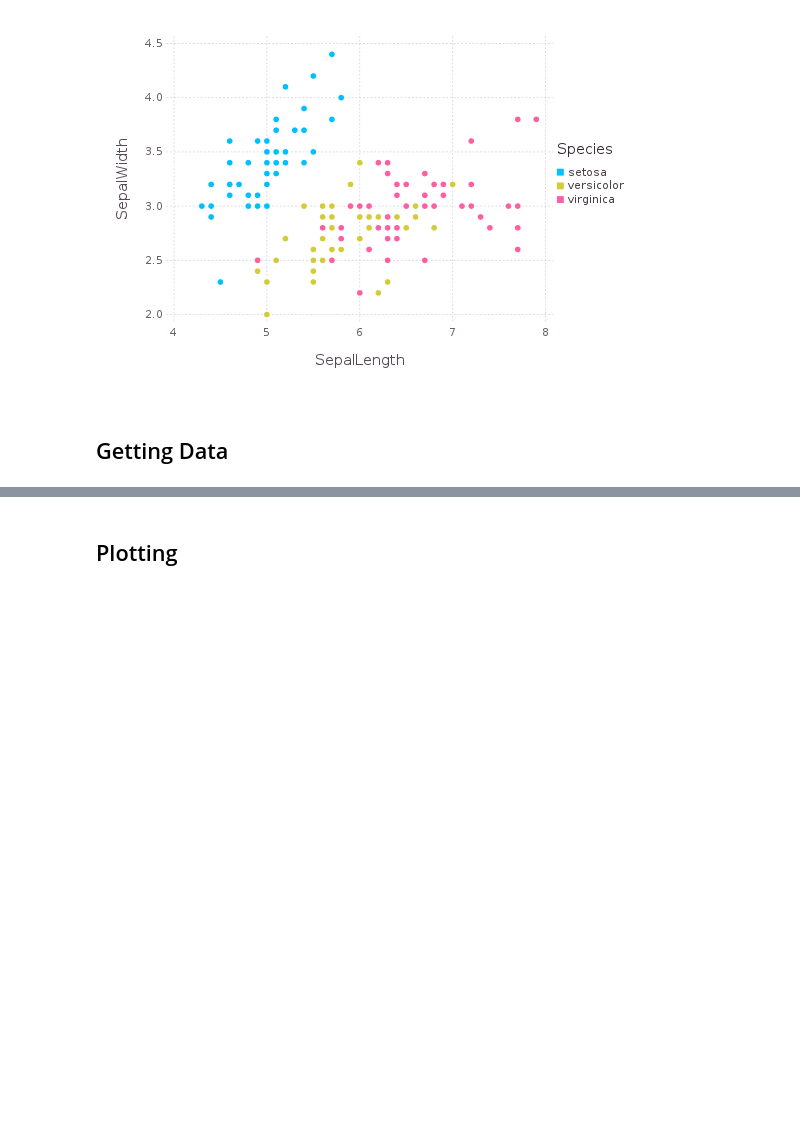
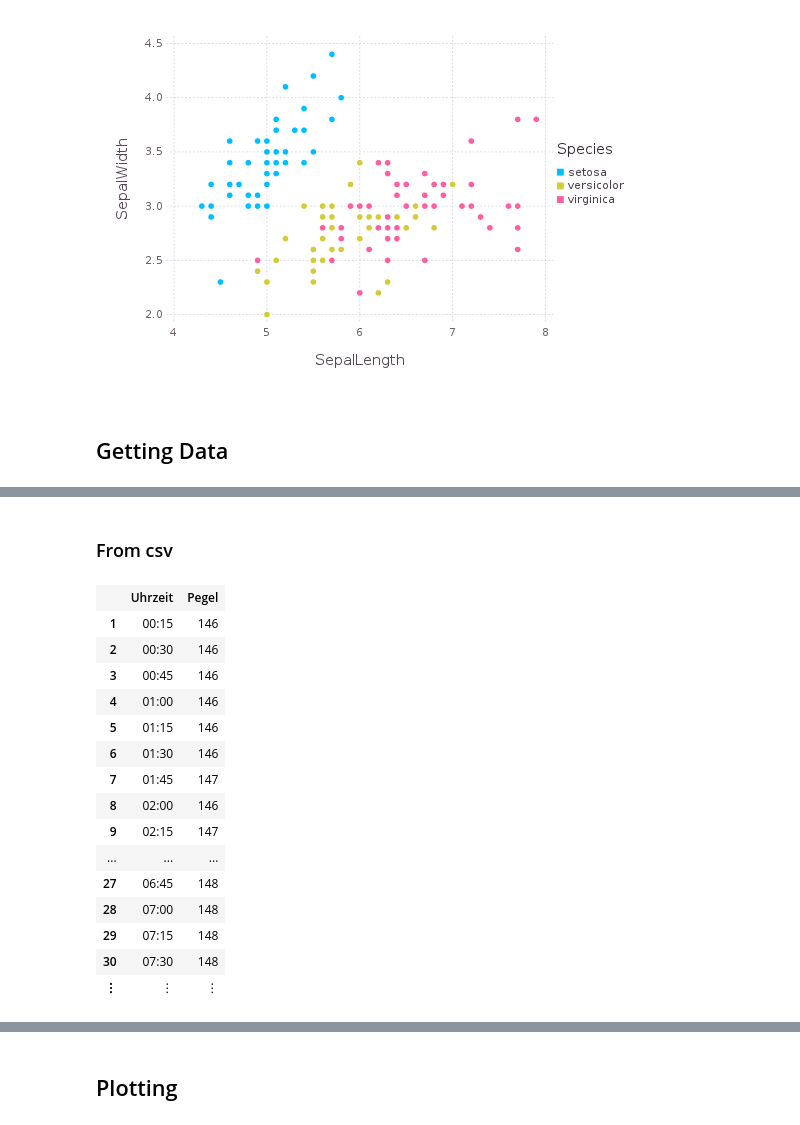
Before and after one commit to netz39/julia-workshop, a Jupyter notebook: Plotting with Julia using Gadfly and DataFrames.ipynb, the cells around one changed output, grey strips where cells are left out. Drawn from its saved outputs; the diff is of its cells as text; code cells hidden in the pictures; blank space fills up the shorter version.

```diff
--- a/Plotting with Julia using Gadfly and DataFrames.ipynb
+++ b/Plotting with Julia using Gadfly and DataFrames.ipynb
@@ -44,0 +68,23 @@ plot(iris, x=:SepalLength, y=:SepalWidth, color=:Species, Geom.point)
+# %% [markdown]
+### From csv
+# %%
+# you can include data from .csv files with readtable
+using DataFrames
+pegel = readtable("./data/pegel.csv", separator=';')
+# %% [output]
+|  | Uhrzeit | Pegel |
+| 1 | 00:15 | 146 |
+| 2 | 00:30 | 146 |
+| 3 | 00:45 | 146 |
+| 4 | 01:00 | 146 |
+| 5 | 01:15 | 146 |
+| 6 | 01:30 | 146 |
+| 7 | 01:45 | 147 |
+| 8 | 02:00 | 146 |
+| 9 | 02:15 | 147 |
+| ... | ... | ... |
+| 27 | 06:45 | 148 |
+| 28 | 07:00 | 148 |
+| 29 | 07:15 | 148 |
+| 30 | 07:30 | 148 |
+| ⋮ | ⋮ | ⋮ |
```
Also changed, not shown: parts of 7 cells of this notebook, 1 other file.
